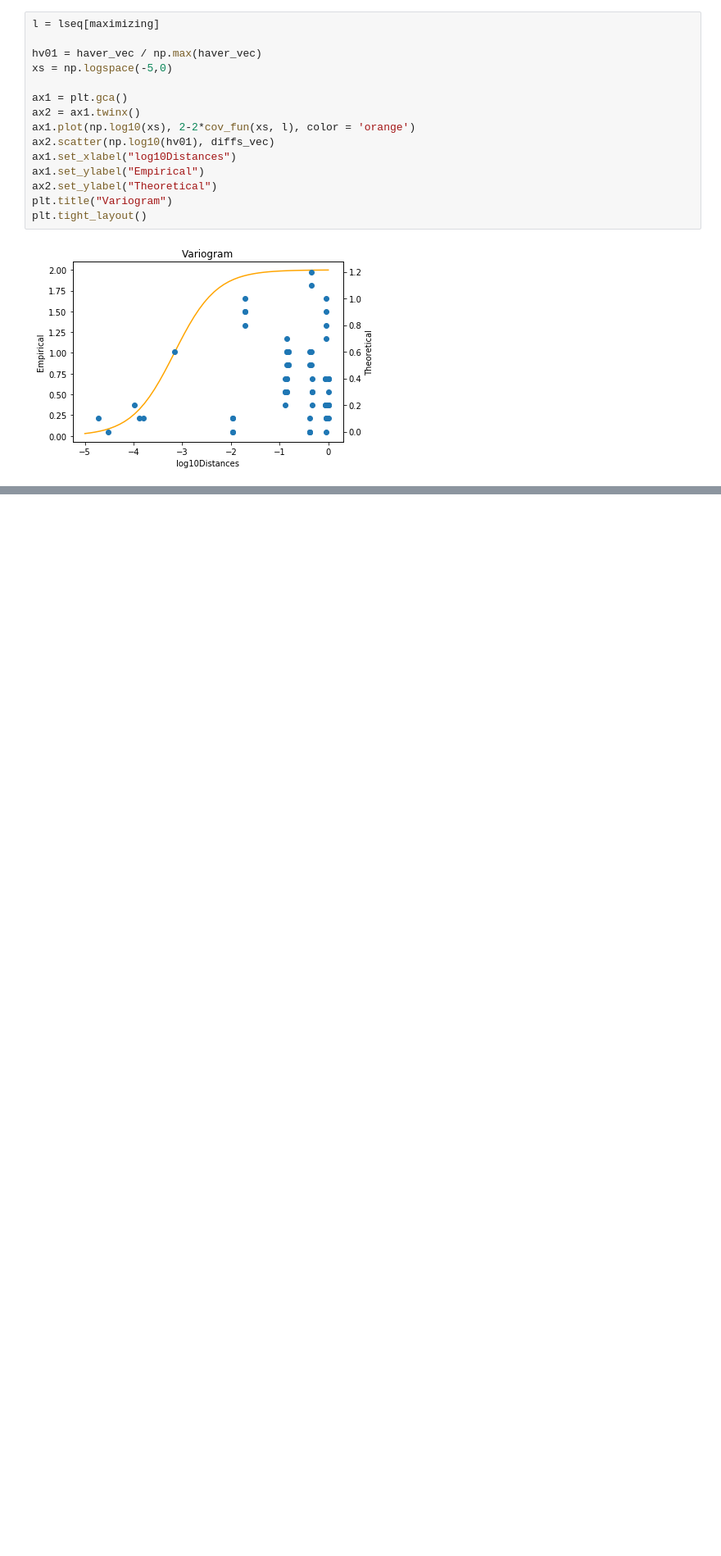
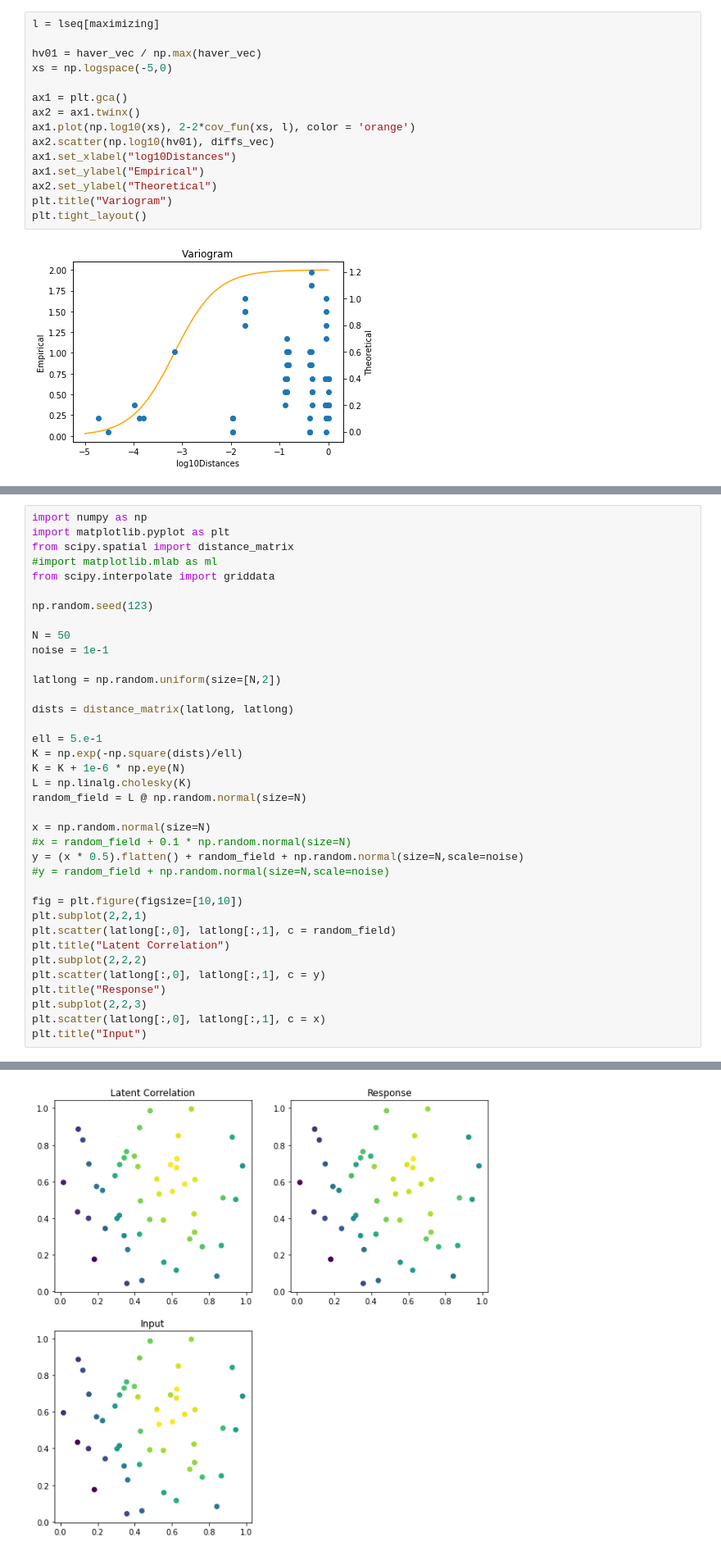
Before and after one commit to NathanWycoff/spatial, a Jupyter notebook: spatial_workshop.ipynb, the cells around one changed output, grey strips where cells are left out. Shown at 82% size. Saved outputs shown, nothing was run; the diff lists cells and outputs as text; blank space fills up the shorter version.

```diff
--- a/spatial_workshop.ipynb
+++ b/spatial_workshop.ipynb
@@ -407,0 +410,38 @@ plt.tight_layout()
+# %%
+import numpy as np
+import matplotlib.pyplot as plt
+from scipy.spatial import distance_matrix
+#import matplotlib.mlab as ml
+from scipy.interpolate import griddata
+
+np.random.seed(123)
+
+N = 50
+noise = 1e-1
+
+latlong = np.random.uniform(size=[N,2])
+
+dists = distance_matrix(latlong, latlong)
+
+ell = 5.e-1
+K = np.exp(-np.square(dists)/ell)
+K = K + 1e-6 * np.eye(N)
+L = np.linalg.cholesky(K)
+random_field = L @ np.random.normal(size=N)
+
+x = np.random.normal(size=N)
+#x = random_field + 0.1 * np.random.normal(size=N)
+y = (x * 0.5).flatten() + random_field + np.random.normal(size=N,scale=noise)
+#y = random_field + np.random.normal(size=N,scale=noise)
+
+fig = plt.figure(figsize=[10,10])
+plt.subplot(2,2,1)
+plt.scatter(latlong[:,0], latlong[:,1], c = random_field)
+plt.title("Latent Correlation")
+plt.subplot(2,2,2)
+plt.scatter(latlong[:,0], latlong[:,1], c = y)
+plt.title("Response")
+plt.subplot(2,2,3)
+plt.scatter(latlong[:,0], latlong[:,1], c = x)
+plt.title("Input")
+# %% [output]
@@ -407,0 +449 @@ plt.tight_layout()
+[figure, added]
```
Also changed, not shown: parts of 4 cells of this notebook.
